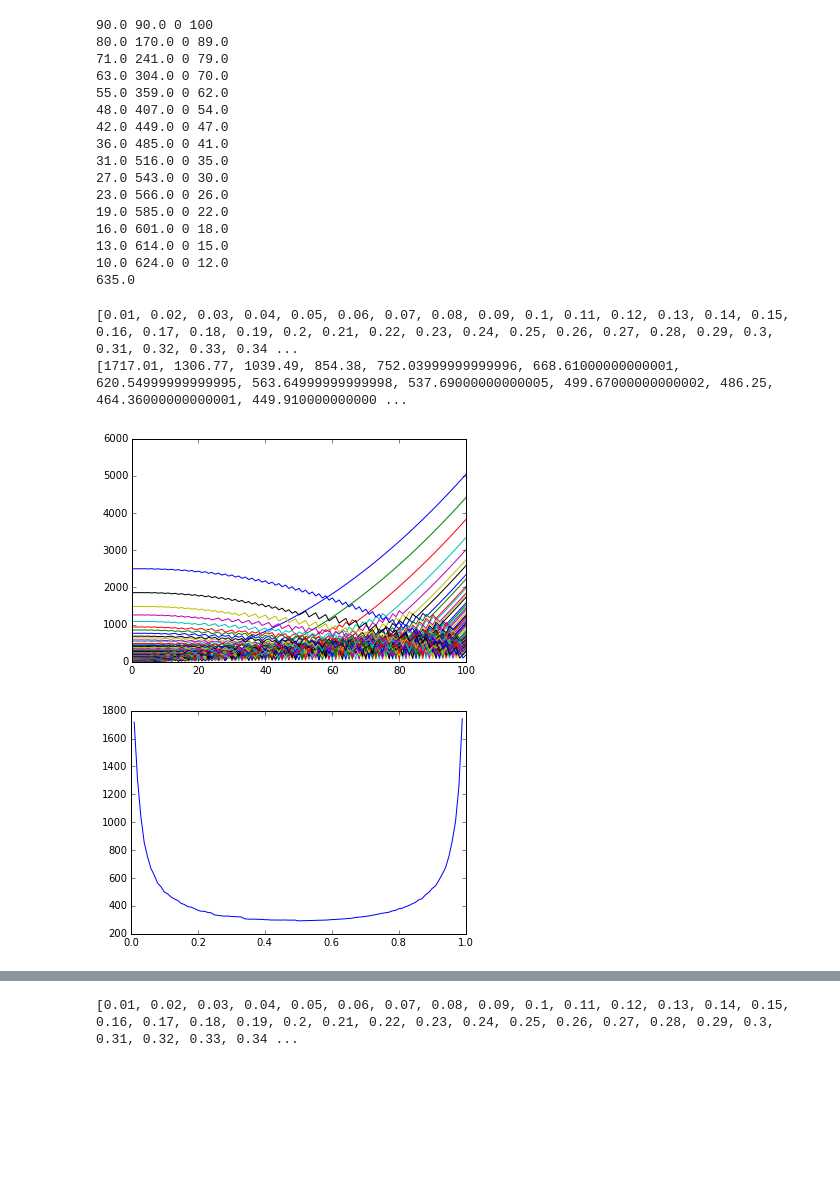
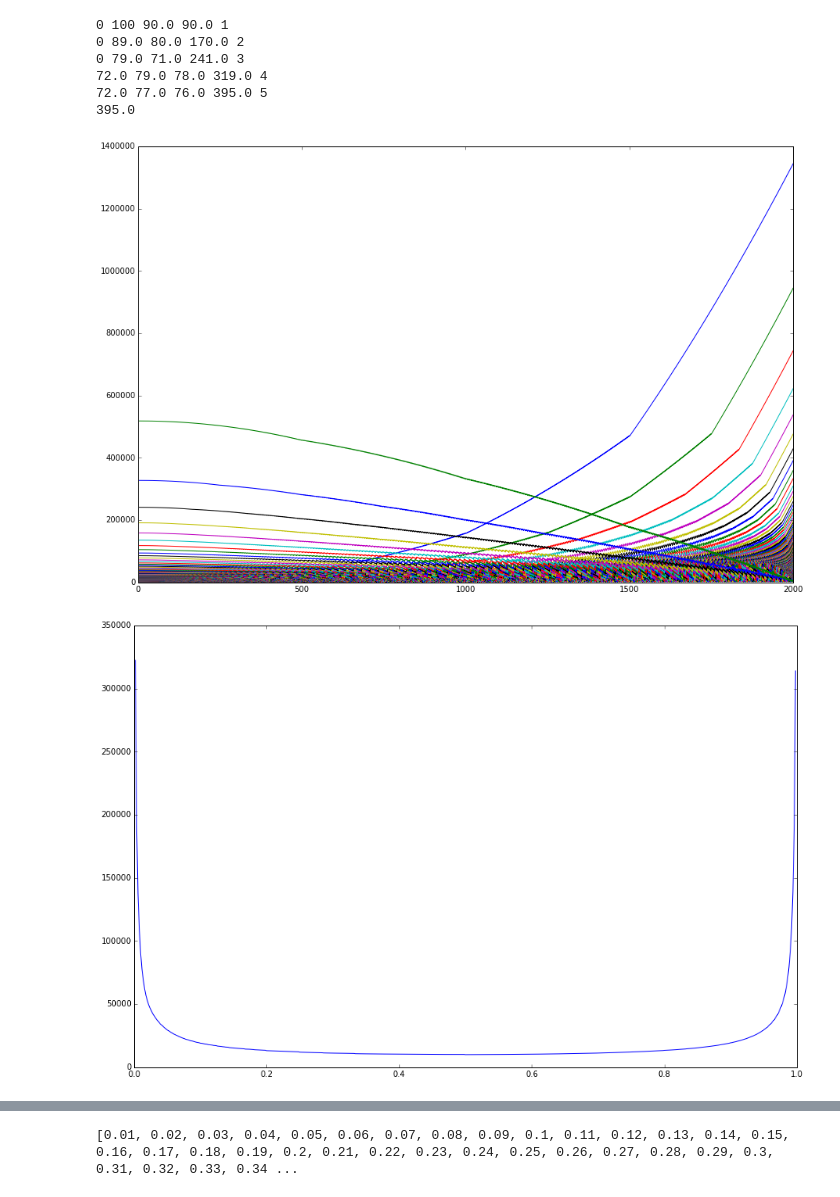
Before and after one commit to grezesf/Research, a Jupyter notebook: Fun/Costly-Search-Task.ipynb, the cells around one changed output, grey strips where cells are left out. Drawn from its saved outputs; the diff is of its cells as text; code cells hidden in the pictures; blank space fills up the shorter version.

Commit message:
CST-binary done

```diff
--- a/Fun/Costly-Search-Task.ipynb
+++ b/Fun/Costly-Search-Task.ipynb
@@ -4,7 +4,7 @@
 # after each guess we are told if the answer is bigger or smaller
 # goal: minimize total cost of guess
 # %%
-max_val = 100
+max_val = 2000
 # %%
 def CST_binary(target_val=50, max_val=100, ratio=0.5, verbose=False):
     # simple binary search by ratio, returns the cost
@@ -21,11 +21,12 @@ def CST_binary(target_val=50, max_val=100, ratio=0.5, verbose=False):
         cur_guess =  math.floor(float(ratio)*(ceil-floor))
         cost = cur_guess
 
-    cnt = 0
+    nb_guesses = 1
+
+    if verbose:
+        print floor, ceil, cur_guess, cost, nb_guesses
 
     while cur_guess != target_val:
-        if verbose:
-            print cur_guess, cost, floor, ceil
 
         if cur_guess > target_val:
             ceil = cur_guess-1
@@ -39,62 +40,54 @@ def CST_binary(target_val=50, max_val=100, ratio=0.5, verbose=False):
 
         cost += cur_guess
 
-        cnt +=1
-        if cnt>max_val:
+        nb_guesses +=1
+
+        if verbose:
+            print floor, ceil, cur_guess, cost, nb_guesses
+
+        if nb_guesses>max_val:
             print target_val, ratio
             return None
 
     return cost
 # %%
-print CST_binary(target_val=11, max_val=100, ratio=0.9, verbose=True)
+print CST_binary(target_val=76, max_val=100, ratio=0.9, verbose=True)
 # %% [output]
-90.0 90.0 0 100
-80.0 170.0 0 89.0
-71.0 241.0 0 79.0
-63.0 304.0 0 70.0
-55.0 359.0 0 62.0
-48.0 407.0 0 54.0
-42.0 449.0 0 47.0
-36.0 485.0 0 41.0
-31.0 516.0 0 35.0
-27.0 543.0 0 30.0
-23.0 566.0 0 26.0
-19.0 585.0 0 22.0
-16.0 601.0 0 18.0
-13.0 614.0 0 15.0
-10.0 624.0 0 12.0
-635.0
+0 100 90.0 90.0 1
+0 89.0 80.0 170.0 2
+0 79.0 71.0 241.0 3
+72.0 79.0 78.0 319.0 4
+72.0 77.0 76.0 395.0 5
+395.0
 # %%
 import matplotlib.pyplot as plt
 %matplotlib inline
+pylab.rcParams['figure.figsize'] = (15.0, 10.0)
 # %%
 # plot CST binary distribution
-steps = 100
+steps = 500
 ratios = [x/float(steps) for x in range(steps)[1:]]
-print ratios
+# print ratios
 CST_bin_dists = [[CST_binary(x, max_val, y) for x in range(max_val+1)] for y in ratios]
 
 # stats:
 CST_bin_dists_averages = [sum(CST_bin_dists[x])/float(max_val) for x in range(len(CST_bin_dists))]
-print CST_bin_dists_averages
-# print "Average cost:", sum(CST_bin_dist)/float(max_val)
+# print CST_bin_dists_averages
-# %% [output]
-[0.01, 0.02, 0.03, 0.04, 0.05, 0.06, 0.07, 0.08, 0.09, 0.1, 0.11, 0.12, 0.13, 0.14, 0.15, 0.16, 0.17, 0.18, 0.19, 0.2, 0.21, 0.22, 0.23, 0.24, 0.25, 0.26, 0.27, 0.28, 0.29, 0.3, 0.31, 0.32, 0.33, 0.34 ...
-[1717.01, 1306.77, 1039.49, 854.38, 752.03999999999996, 668.61000000000001, 620.54999999999995, 563.64999999999998, 537.69000000000005, 499.67000000000002, 486.25, 464.36000000000001, 449.910000000000 ...
 # %%
 for ratio in range(len(ratios)):
     plt.plot(range(len(CST_bin_dists[0])), CST_bin_dists[ratio], label="ratio: "+str(ratios[ratio]))
 plt.xlim(0,max_val)
-# plt.legend()
+if steps <= 10:
+    plt.legend()
 plt.show()
 # %% [output]
-[figure, old version]
+[figure, new version]
 # %%
 plt.plot(ratios, CST_bin_dists_averages)
 plt.xlim(0,1)
 plt.show()
 # %% [output]
-[figure, old version]
+[figure, new version]
 # %%
 # worst cases
 CST_bin_worst = [max(CST_bin_dists[x]) for x in range(len(CST_bin_dists))]
```
Also changed, not shown: parts of 1 cell of this notebook.
